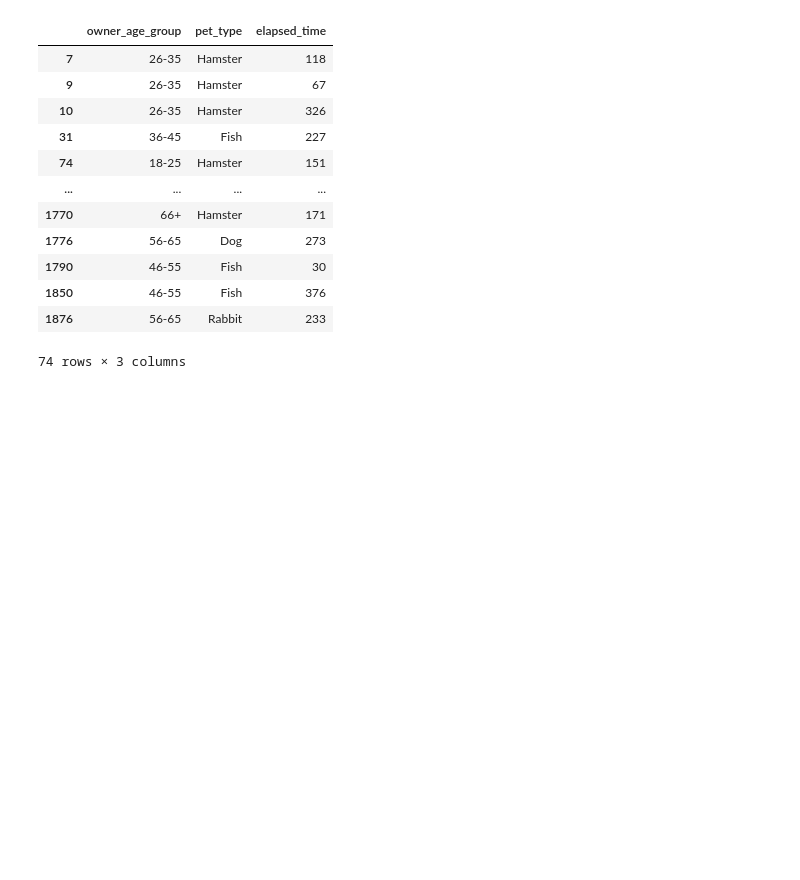
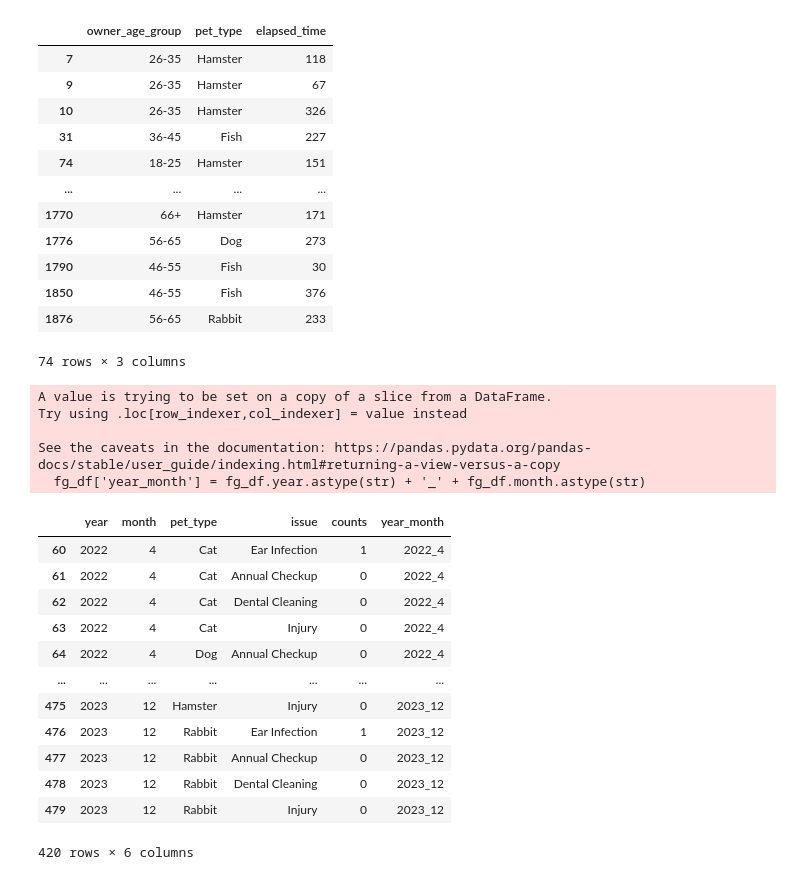
Before and after one commit to kozmik-moore/pet-software-developer-pipeline, a Jupyter notebook: code/notebook.ipynb, the cells around one changed output. Cells and saved outputs as stored; diff of their text form; code cells hidden in the pictures; blank space fills up the shorter version.

```diff
--- a/code/notebook.ipynb
+++ b/code/notebook.ipynb
@@ -193,7 +193,7 @@ visuals.activities_elapsed_time_distributions(cleaned, activity='playing', group
 # Health visits per month time series (by pet and whole group)
 def activities_time_series(
         df: pd.DataFrame,
-        activity: str = 'Health',
+        activity: str = 'health',
         health_activity: str = 'annual checkup',
         group_by: str = 'pet type',
         palette: list[str]|str|None = None,
@@ -227,3 +227,48 @@ def activities_time_series(
 
     visit_type = health_activity.title()
     activity_type = activity.capitalize()
+
+    # Calculate monthly average for given conditions
+    conditions = df.activity_type == activity_type
+    if activity == 'health':
+        conditions = conditions & (df.issue == visit_type)
+    else:
+        pass
+
+    f_df = df.loc[conditions]
+    f_df = features.add_dt_column(f_df)
+    f_df = features.add_dt_column(f_df, 'month')
+    g_df = f_df.groupby(['year', 'month'] + group_type, observed=True)
+    if activity != 'health':
+        g_df = g_df.activity_type.value_counts()
+    else:
+        g_df = g_df.issue.value_counts()
+    g_df = g_df.reset_index(name='counts')
+    fg_df = g_df.loc[(g_df.year == 2023) | (g_df.month > 3)]
+
+    fg_df['year_month'] = fg_df.year.astype(str) + '_' + fg_df.month.astype(str)
+
+    if return_df:
+        return fg_df
+# %%
+df = activities_time_series(cleaned, health_activity='ear infection', return_df=True)
+df
+# %% [output]
+A value is trying to be set on a copy of a slice from a DataFrame.
+Try using .loc[row_indexer,col_indexer] = value instead
+
+See the caveats in the documentation: https://pandas.pydata.org/pandas-docs/stable/user_guide/indexing.html#returning-a-view-versus-a-copy
+  fg_df['year_month'] = fg_df.year.astype(str) + '_' + fg_df.month.astype(str)
+|  | year | month | pet_type | issue | counts | year_month |
+| 60 | 2022 | 4 | Cat | Ear Infection | 1 | 2022_4 |
+| 61 | 2022 | 4 | Cat | Annual Checkup | 0 | 2022_4 |
+| 62 | 2022 | 4 | Cat | Dental Cleaning | 0 | 2022_4 |
+| 63 | 2022 | 4 | Cat | Injury | 0 | 2022_4 |
+| 64 | 2022 | 4 | Dog | Annual Checkup | 0 | 2022_4 |
+| ... | ... | ... | ... | ... | ... | ... |
+| 475 | 2023 | 12 | Hamster | Injury | 0 | 2023_12 |
+| 476 | 2023 | 12 | Rabbit | Ear Infection | 1 | 2023_12 |
+| 477 | 2023 | 12 | Rabbit | Annual Checkup | 0 | 2023_12 |
+| 478 | 2023 | 12 | Rabbit | Dental Cleaning | 0 | 2023_12 |
+| 479 | 2023 | 12 | Rabbit | Injury | 0 | 2023_12 |
+420 rows × 6 columns
```
Also changed, not shown: parts of 2 cells of this notebook.
